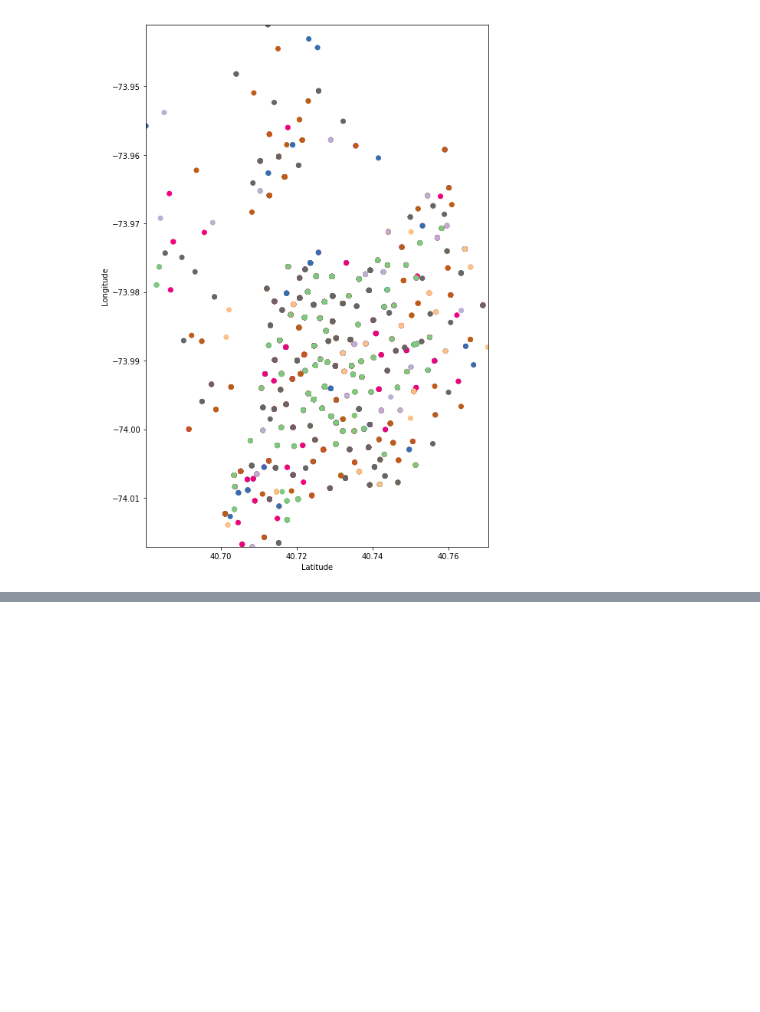
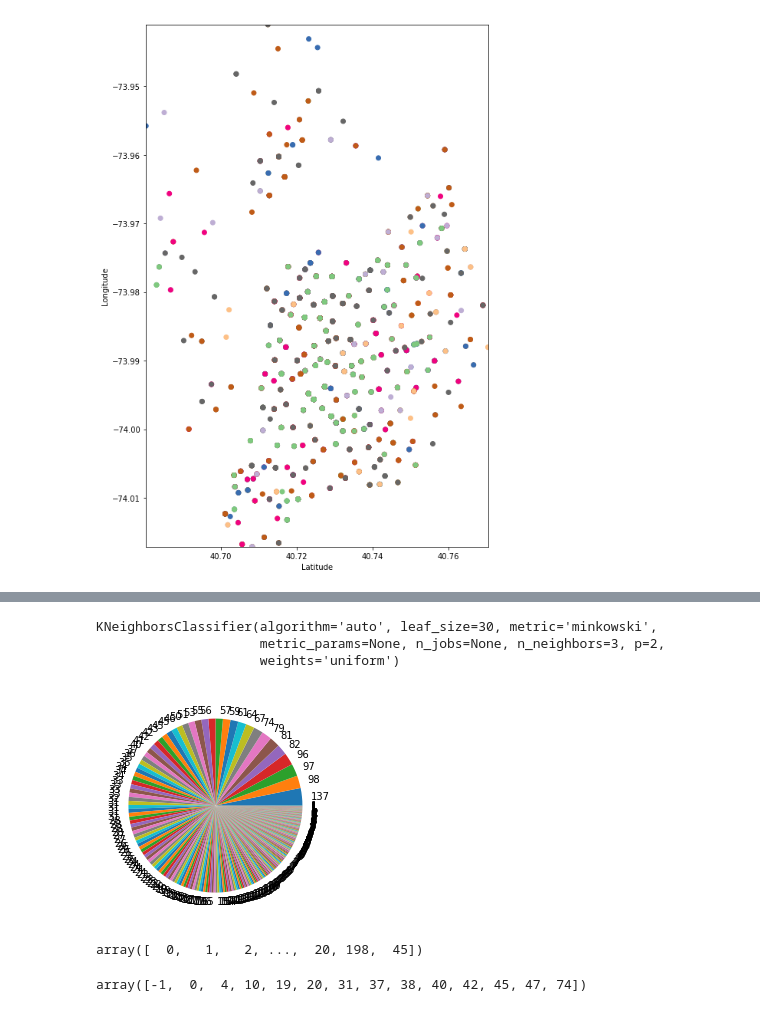
Before and after one commit to pulkitmehta/bikeIntel, a Jupyter notebook: Destination recommender.ipynb, the cells around one changed output, grey strips where cells are left out. Saved outputs shown, nothing was run; the diff lists cells and outputs as text; code cells hidden in the pictures; blank space fills up the shorter version.

Commit message:
init of dest. rec.

```diff
--- a/Untitled.ipynb
+++ b/Destination recommender.ipynb
@@ -111,0 +137,15 @@ plt.plot()
+# %%
+knn.fit(X_train,y_train)
+
+knn.score(X_train,y_train)
+# %% [output]
+KNeighborsClassifier(algorithm='auto', leaf_size=30, metric='minkowski',
+                     metric_params=None, n_jobs=None, n_neighbors=3, p=2,
+                     weights='uniform')
+# %%
+counts = pd.Series(destinations).value_counts()
+# %%
+plt.pie(counts.values, labels=counts.values)
+plt.show()
+# %% [output]
+[figure, added]
@@ -111,0 +161,4 @@ plt.plot()
+# %%
+destinations
+# %% [output]
+array([  0,   1,   2, ...,  20, 198,  45])
@@ -111,0 +173,4 @@ plt.plot()
+# %%
+np.unique(new_dest)
+# %% [output]
+array([-1,  0,  4, 10, 19, 20, 31, 37, 38, 40, 42, 45, 47, 74])
```
Also changed, not shown: parts of 20 cells of this notebook.
